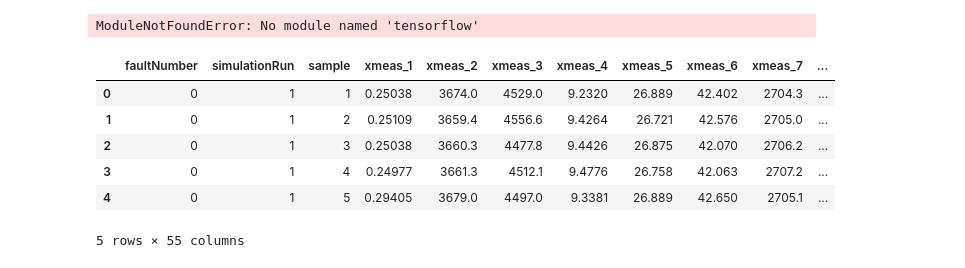
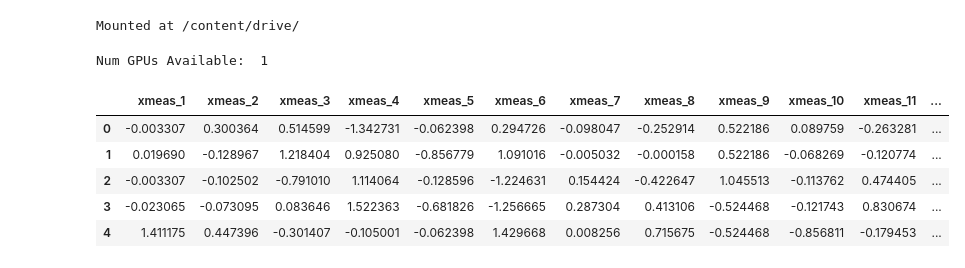
Before and after one commit to antonionicampos/anomaly-detection, a Jupyter notebook: model_training_tf.ipynb, the cells around one changed output. Drawn from its saved outputs; the diff is of its cells as text; code cells hidden in the pictures.

Commit message:
load data and training autoencoder implemented

```diff
--- a/model_training_tf.ipynb
+++ b/model_training_tf.ipynb
@@ -1,17 +1,37 @@
+# %%
+from google.colab import drive
+drive.mount('/content/drive/')
+# %% [output]
+Mounted at /content/drive/
 # %%
+import matplotlib.pyplot as plt
+import numpy as np
 import pandas as pd
 import tensorflow as tf
+
+from sklearn.model_selection import train_test_split
+from tensorflow.keras import layers, losses
+from tensorflow.keras.models import Model
+
+print("Num GPUs Available: ", len(tf.config.list_physical_devices('GPU')))
+tf.debugging.set_log_device_placement(True)
 # %% [output]
-ModuleNotFoundError: No module named 'tensorflow'
+Num GPUs Available:  1
 # %%
-normal_data = pd.read_hdf('.\\data\\training_normal.h5')
+project_path = '/content/drive/MyDrive/anomaly-detection'
 
-normal_data.head()
+normal = pd.read_hdf(f'{project_path}/data/training_normal.h5')
+mean = pd.read_hdf(f'{project_path}/data/norm.h5', key='mean')
+std = pd.read_hdf(f'{project_path}/data/norm.h5', key='std')
+
+normal_data = normal.iloc[:, 3:]
+normalized_data = (normal_data - mean) / std
+
+normalized_data.head()
 # %% [output]
-|  | faultNumber | simulationRun | sample | xmeas_1 | xmeas_2 | xmeas_3 | xmeas_4 | xmeas_5 | xmeas_6 | xmeas_7 | ... |
-| 0 | 0 | 1 | 1 | 0.25038 | 3674.0 | 4529.0 | 9.2320 | 26.889 | 42.402 | 2704.3 | ... |
-| 1 | 0 | 1 | 2 | 0.25109 | 3659.4 | 4556.6 | 9.4264 | 26.721 | 42.576 | 2705.0 | ... |
-| 2 | 0 | 1 | 3 | 0.25038 | 3660.3 | 4477.8 | 9.4426 | 26.875 | 42.070 | 2706.2 | ... |
-| 3 | 0 | 1 | 4 | 0.24977 | 3661.3 | 4512.1 | 9.4776 | 26.758 | 42.063 | 2707.2 | ... |
-| 4 | 0 | 1 | 5 | 0.29405 | 3679.0 | 4497.0 | 9.3381 | 26.889 | 42.650 | 2705.1 | ... |
+|  | xmeas_1 | xmeas_2 | xmeas_3 | xmeas_4 | xmeas_5 | xmeas_6 | xmeas_7 | xmeas_8 | xmeas_9 | xmeas_10 | xmeas_11 | ... |
+| 0 | -0.003307 | 0.300364 | 0.514599 | -1.342731 | -0.062398 | 0.294726 | -0.098047 | -0.252914 | 0.522186 | 0.089759 | -0.263281 | ... |
+| 1 | 0.019690 | -0.128967 | 1.218404 | 0.925080 | -0.856779 | 1.091016 | -0.005032 | -0.000158 | 0.522186 | -0.068269 | -0.120774 | ... |
+| 2 | -0.003307 | -0.102502 | -0.791010 | 1.114064 | -0.128596 | -1.224631 | 0.154424 | -0.422647 | 1.045513 | -0.113762 | 0.474405 | ... |
+| 3 | -0.023065 | -0.073095 | 0.083646 | 1.522363 | -0.681826 | -1.256665 | 0.287304 | 0.413106 | -0.524468 | -0.121743 | 0.830674 | ... |
+| 4 | 1.411175 | 0.447396 | -0.301407 | -0.105001 | -0.062398 | 1.429668 | 0.008256 | 0.715675 | -0.524468 | -0.856811 | -0.179453 | ... |
-5 rows × 55 columns
```
Also changed, not shown: parts of 9 cells of this notebook.
